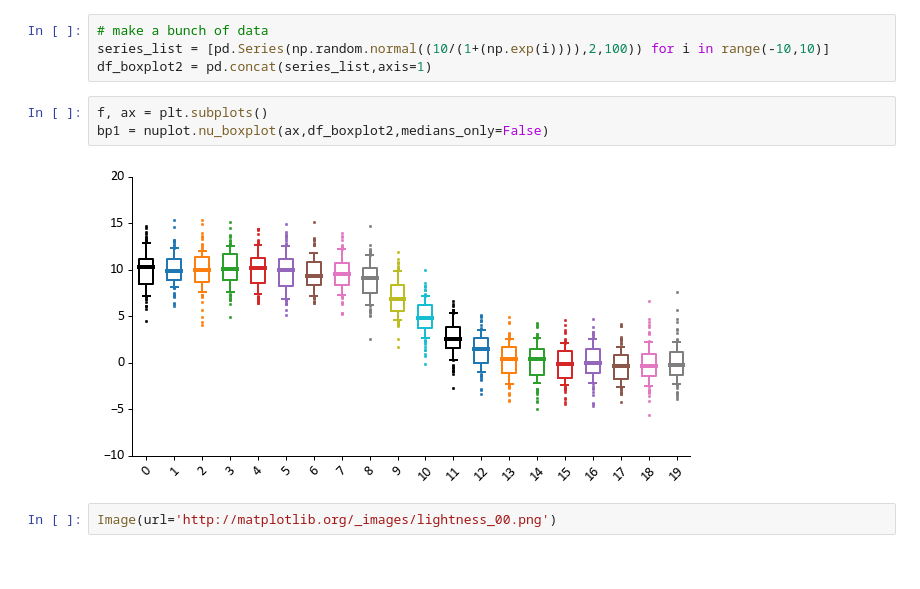
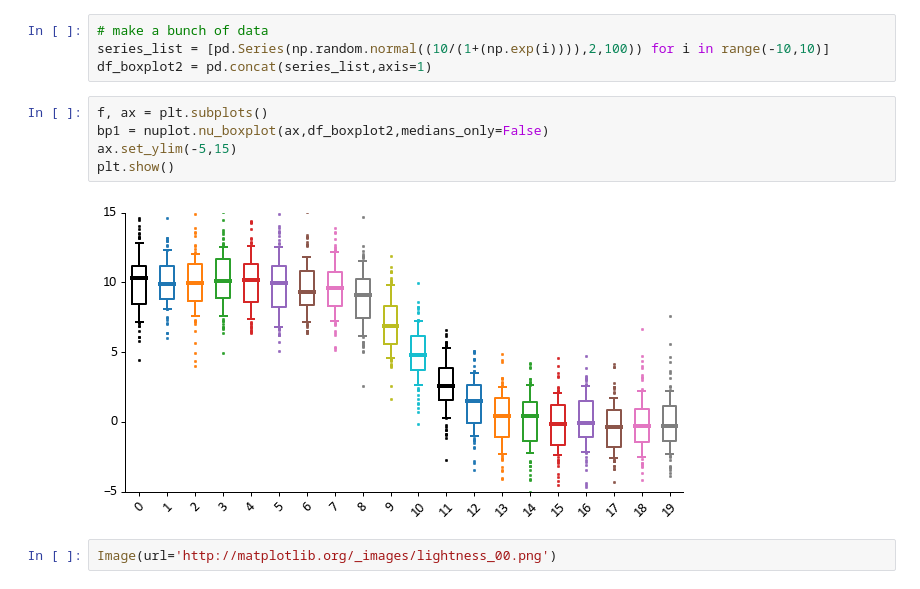
Before and after one commit to chadestep/playing_with_python, a Jupyter notebook: notebooks/NuPlot tutorial.ipynb, the cells around one changed output. Saved outputs shown, nothing was run; the diff lists cells and outputs as text.

```diff
--- a/notebooks/NuPlot tutorial.ipynb
+++ b/notebooks/NuPlot tutorial.ipynb
@@ -271,8 +274,10 @@ df_boxplot2 = pd.concat(series_list,axis=1)
 # %%
 f, ax = plt.subplots()
 bp1 = nuplot.nu_boxplot(ax,df_boxplot2,medians_only=False)
+ax.set_ylim(-5,15)
+plt.show()
 # %% [output]
-[figure, old version]
+[figure, new version]
 # %%
 Image(url='http://matplotlib.org/_images/lightness_00.png')
 # %% [output]
```
Also changed, not shown: parts of 3 cells of this notebook.
